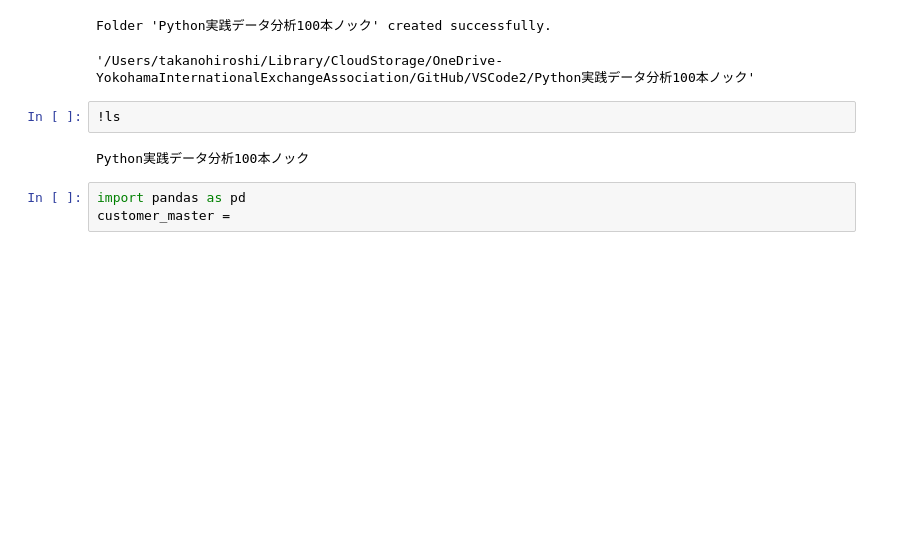
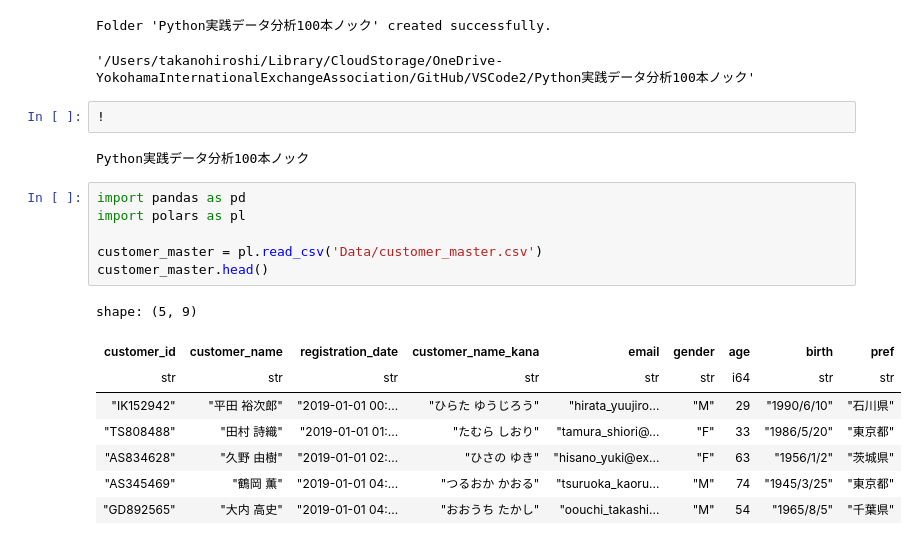
Before and after one commit to HiroshiATakano/VSCode2, a Jupyter notebook: Python実践データ分析100本.ipynb, the cells around one changed output. Drawn from its saved outputs; the diff is of its cells as text; blank space fills up the shorter version.

```diff
--- a/Python実践データ分析100本.ipynb
+++ b/Python実践データ分析100本.ipynb
@@ -29,9 +29,21 @@ os.getcwd()
 Folder 'Python実践データ分析100本ノック' created successfully.
 '/Users/takanohiroshi/Library/CloudStorage/OneDrive-YokohamaInternationalExchangeAssociation/GitHub/VSCode2/Python実践データ分析100本ノック'
 # %%
-!ls
+!
 # %% [output]
 Python実践データ分析100本ノック
 # %%
 import pandas as pd
-customer_master =
+import polars as pl
+
+customer_master = pl.read_csv('Data/customer_master.csv')
+customer_master.head()
+# %% [output]
+shape: (5, 9)
+| customer_id | customer_name | registration_date | customer_name_kana | email | gender | age | birth | pref |
+| str | str | str | str | str | str | i64 | str | str |
+| "IK152942" | "平田 裕次郎" | "2019-01-01 00:... | "ひらた ゆうじろう" | "hirata_yuujiro... | "M" | 29 | "1990/6/10" | "石川県" |
+| "TS808488" | "田村 詩織" | "2019-01-01 01:... | "たむら しおり" | "tamura_shiori@... | "F" | 33 | "1986/5/20" | "東京都" |
+| "AS834628" | "久野 由樹" | "2019-01-01 02:... | "ひさの ゆき" | "hisano_yuki@ex... | "F" | 63 | "1956/1/2" | "茨城県" |
+| "AS345469" | "鶴岡 薫" | "2019-01-01 04:... | "つるおか かおる" | "tsuruoka_kaoru... | "M" | 74 | "1945/3/25" | "東京都" |
+| "GD892565" | "大内 高史" | "2019-01-01 04:... | "おおうち たかし" | "oouchi_takashi... | "M" | 54 | "1965/8/5" | "千葉県" |
```
Also changed, not shown: parts of 10 cells of this notebook, 6 other files.
